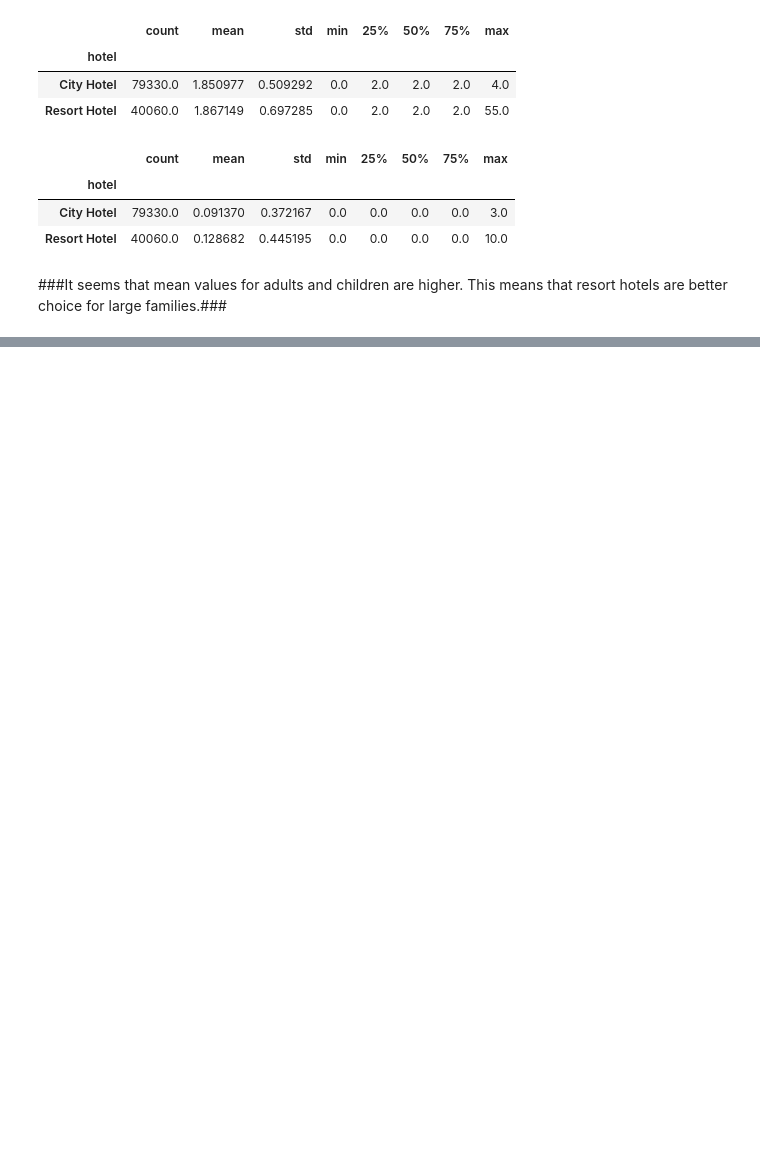
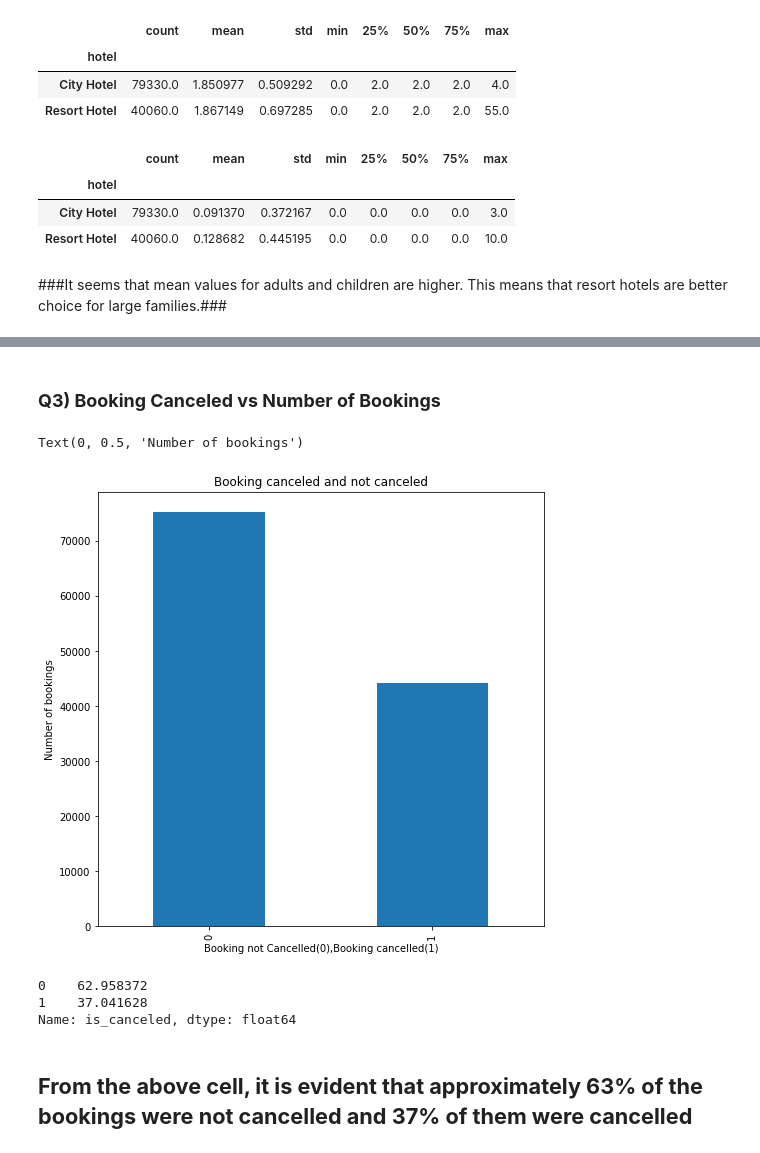
Before and after one commit to 9844964194/Sachin-Panchal, a Jupyter notebook: Hotel_Booking_Analysis_Capstone_Project.ipynb, the cells around one changed output, grey strips where cells are left out. Drawn from its saved outputs; the diff is of its cells as text; code cells hidden in the pictures; blank space fills up the shorter version.

```diff
--- a/Hotel_Booking_Analysis_Capstone_Project.ipynb
+++ b/Hotel_Booking_Analysis_Capstone_Project.ipynb
@@ -265,3 +281,7 @@ data['children'].groupby(data['hotel']).describe()
 | Resort Hotel | 40060.0 | 0.128682 | 0.445195 | 0.0 | 0.0 | 0.0 | 0.0 | 10.0 |
 # %% [markdown]
 ###It seems that mean values for adults and children are higher. This means that resort hotels are better choice for large families.###
+# %%
+#Checking the value counts for 'is_cancelled" column
+booking_cancelled = data["is_canceled"].value_counts()
+booking_cancelled
@@ -267,0 +314,22 @@ data['children'].groupby(data['hotel']).describe()
+# %% [markdown]
+### <b> Q3) Booking Canceled vs Number of Bookings </b> ###
+# %%
+#Plotting the graph for Booking canceled/ Not canceled vs Number of bookings
+plt.rcParams['figure.figsize'] = (8,8)
+booking_cancelled.plot(kind = 'bar')
+plt.title('Booking canceled and not canceled')
+plt.xlabel('Booking not Cancelled(0),Booking cancelled(1)')
+plt.ylabel('Number of bookings')
+# %% [output]
+Text(0, 0.5, 'Number of bookings')
+[figure, added]
+# %%
+#Checking the percentage ratio of whether the booking was cancelled or not
+booking_percentage = booking_cancelled/booking_cancelled.sum()*100
+booking_percentage
+# %% [output]
+0    62.958372
+1    37.041628
+Name: is_canceled, dtype: float64
+# %% [markdown]
+##  <b> From the above cell, it is evident that approximately 63% of the bookings were not cancelled and 37% of them were cancelled </b> ##
```
Also changed, not shown: parts of 20 cells of this notebook.
